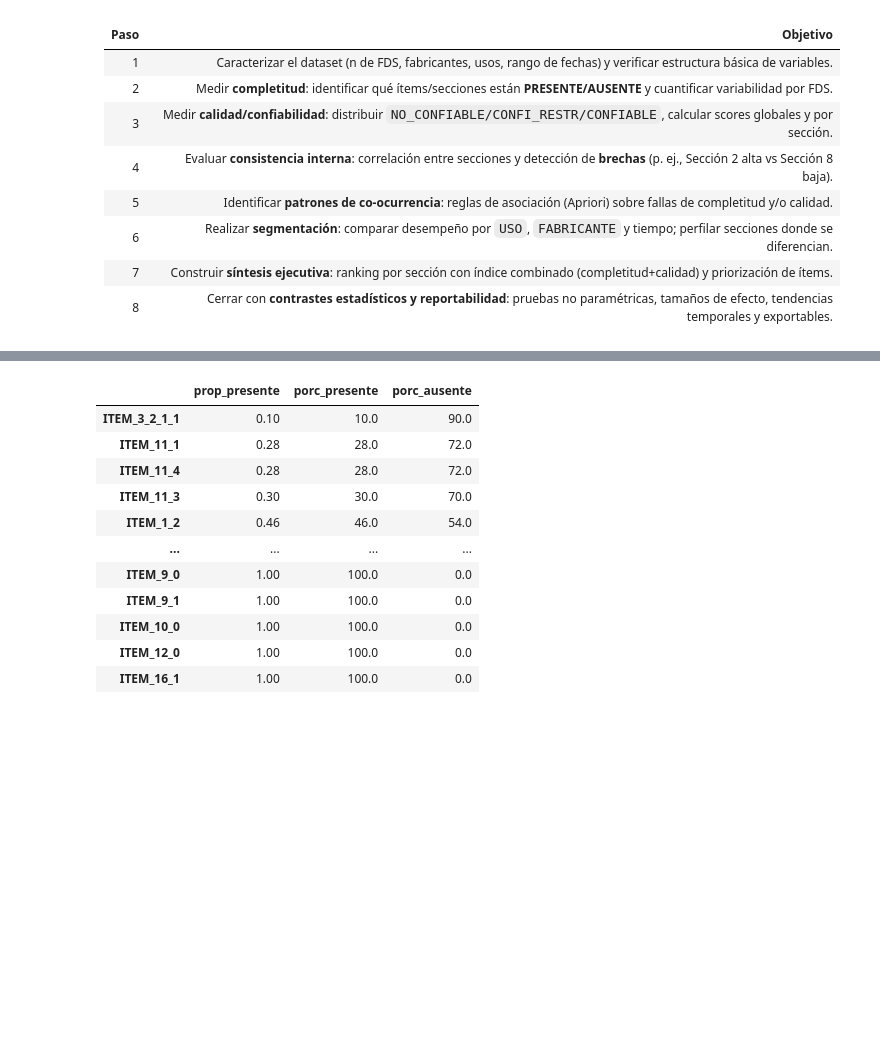
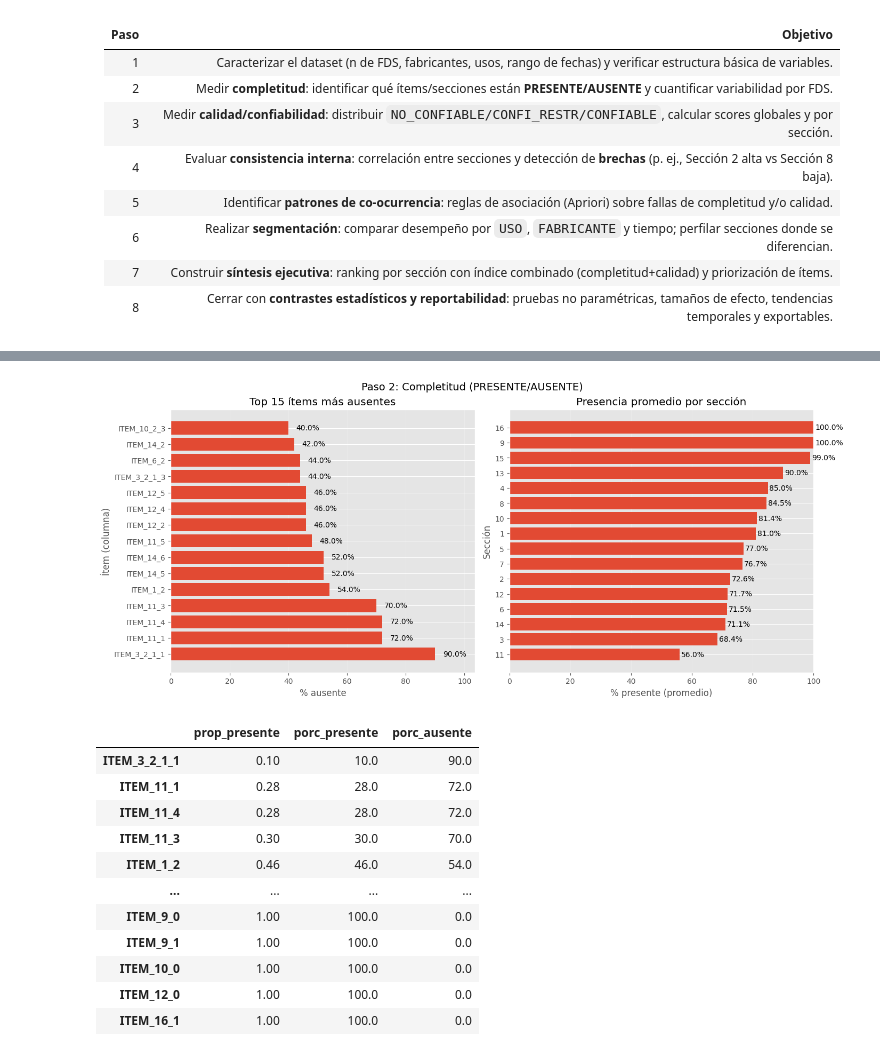
Before and after one commit to jpospinalo/SDS, a Jupyter notebook: notebooks/EDA.ipynb, the cells around one changed output, grey strips where cells are left out. Saved outputs shown, nothing was run; the diff lists cells and outputs as text; code cells hidden in the pictures; blank space fills up the shorter version.

```diff
--- a/notebooks/EDA.ipynb
+++ b/notebooks/EDA.ipynb
@@ -118,3 +403,45 @@ conteo_fab
+# %%
+import matplotlib.pyplot as plt
+
+plt.style.use("ggplot")
+
+fig, axes = plt.subplots(1, 2, figsize=(14, 6), constrained_layout=True)
+fig.suptitle("Paso 2: Completitud (PRESENTE/AUSENTE)", fontsize=14)
+
+# 1) Top 15 ítems más ausentes
+ax = axes[0]
+plot_top = top15_ausentes.sort_values("porc_presente")  # menor presente = más ausente
+bars = ax.barh(plot_top.index.astype(str), plot_top["porc_ausente"])
+ax.set_title("Top 15 ítems más ausentes")
+ax.set_xlabel("% ausente")
+ax.set_ylabel("Ítem (columna)")
+ax.grid(True, axis="x", alpha=0.25)
+
+xmax = plot_top["porc_ausente"].max() if len(plot_top) else 0
+pad = max(0.03 * xmax, 0.2) if xmax else 0.2
+ax.set_xlim(0, xmax * 1.15 if xmax else 1)
+
+for b in bars:
+    w = b.get_width()
+    ax.text(w + pad, b.get_y() + b.get_height()/2, f"{w:.1f}%", va="center")
+
+# 2) Presencia promedio por sección
+ax = axes[1]
+sec_plot = tabla_seccion_presence.sort_values("porc_presente_prom")
+bars = ax.barh(sec_plot["seccion"].astype(str), sec_plot["porc_presente_prom"])
+ax.set_title("Presencia promedio por sección")
+ax.set_xlabel("% presente (promedio)")
+ax.set_ylabel("Sección")
+ax.set_xlim(0, 100)
+ax.grid(True, axis="x", alpha=0.25)
+
+for b in bars:
+    w = b.get_width()
+    ax.text(w + 0.5, b.get_y() + b.get_height()/2, f"{w:.1f}%", va="center")
+
+plt.show()
+# %% [output]
+[figure, added]
 # %%
 # % PRESENTE por ITEM
 item_presence = (df[item_cols] == "PRESENTE").mean().sort_values(ascending=True)
```
Also changed, not shown: parts of 18 cells of this notebook, 1 other file.
